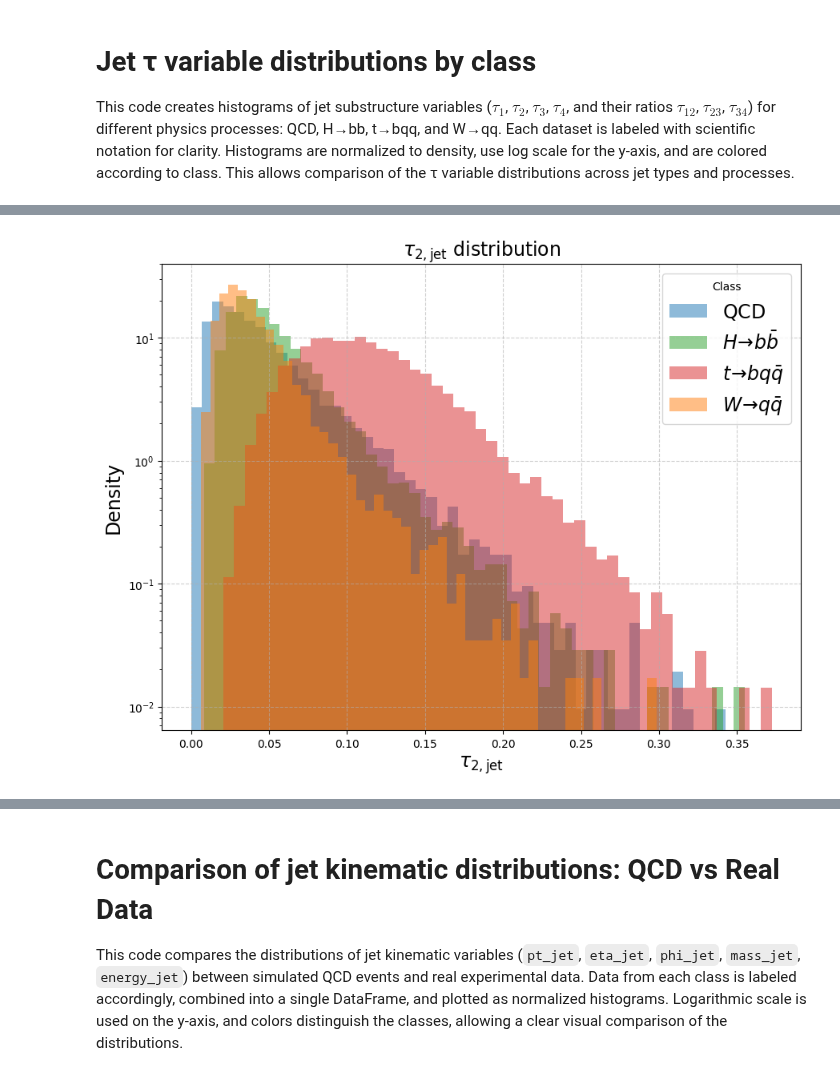
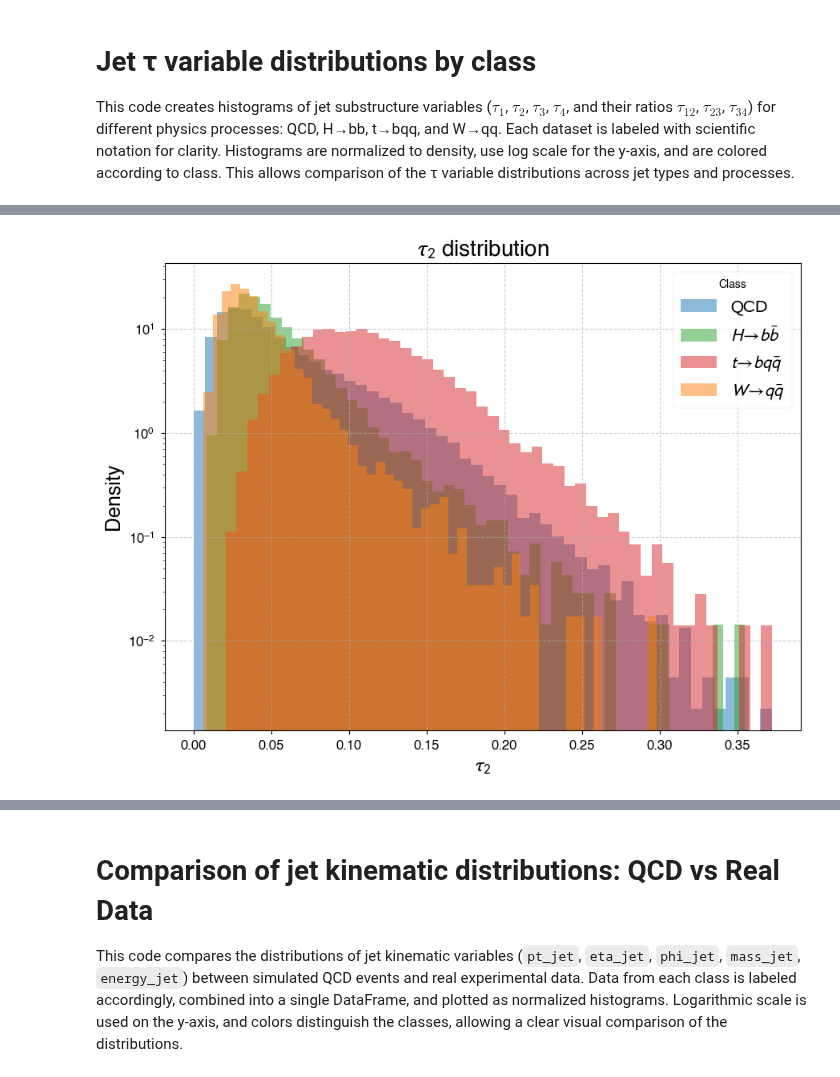
Before and after one commit to MirandaCarou/Qutrits-for-physics-at-LHC, a Jupyter notebook: Project/Qutrits-Based_Model/plot_dataset_values.ipynb, the cells around one changed output, grey strips where cells are left out. Cells and saved outputs as stored; diff of their text form; code cells hidden in the pictures.

```diff
--- a/Project/Qutrits-Based_Model/plot_dataset_values.ipynb
+++ b/Project/Qutrits-Based_Model/plot_dataset_values.ipynb
@@ -782,49 +1001,69 @@ datos_QCD_simu_full = datos_QCD_simu_1 + datos_QCD_simu_2
 
 This code creates histograms of jet substructure variables ($\tau_1$, $\tau_2$, $\tau_3$, $\tau_4$, and their ratios $\tau_{12}$, $\tau_{23}$, $\tau_{34}$) for different physics processes: QCD, H→bb, t→bqq, and W→qq. Each dataset is labeled with scientific notation for clarity. Histograms are normalized to density, use log scale for the y-axis, and are colored according to class. This allows comparison of the τ variable distributions across jet types and processes.
 # %%
-# Enable LaTeX-style rendering (mathtext)
-plt.rcParams["text.usetex"] = False
-plt.rcParams["mathtext.fontset"] = "dejavusans"
+import matplotlib.pyplot as plt
+import os
 
-# --- Mapping classes to scientific notation ---
+# --- Tu configuración previa ---
+plt.rcParams.update({
+    "font.family": "sans-serif",
+    "font.sans-serif": ["Helvetica", "Arial", "DejaVu Sans"],
+    "text.usetex": False,
+    "mathtext.fontset": "stixsans",
+    "xtick.labelsize": 12,
+    "ytick.labelsize": 12,
+})
+
+# Crear carpeta para los PDF si no existe
+output_dir = "plots_pdf"
+if not os.path.exists(output_dir):
+    os.makedirs(output_dir)
+
+ # --- Mapping classes to scientific notation ---
+
 class_labels = {
-    'QCD'   : r"$\mathrm{QCD}$",
-    'Hbb'   : r"$H\!\rightarrow\! b\bar{b}$",
-    'TT'    : r"$t\!\rightarrow\! bq\bar{q}$",
-    'Wqq'   : r"$W\!\rightarrow\! q\bar{q}$"
+'QCD' : r"$\mathrm{QCD}$",
+'Hbb' : r"$H\!\rightarrow\! b\bar{b}$",
+'TT' : r"$t\!\rightarrow\! bq\bar{q}$",
+'Wqq' : r"$W\!\rightarrow\! q\bar{q}$"
 }
 
-# Create DataFrames with class labels in scientific notation
+
+# Create DataFrames with class labels in scientific notati
 df_QCD = pd.DataFrame(datos_QCD_simu_full).assign(class_=class_labels['QCD'])
 df_Hbb = pd.DataFrame(datos_HToBB).assign(class_=class_labels['Hbb'])
-df_TT  = pd.DataFrame(datos_TTBar).assign(class_=class_labels['TT'])
+df_TT = pd.DataFrame(datos_TTBar).assign(class_=class_labels['TT'])
 df_Wqq = pd.DataFrame(datos_WToqq).assign(class_=class_labels['Wqq'])
-
-# Combine into a single DataFrame
 df_total = pd.concat([df_QCD, df_Hbb, df_TT, df_Wqq], ignore_index=True)
 
+
 # --- Mapping τ variables ---
+
 taus = {
-    "tau1_jet":  r"$\tau_{1,\mathrm{jet}}$",
-    "tau2_jet":  r"$\tau_{2,\mathrm{jet}}$",
-    "tau3_jet":  r"$\tau_{3,\mathrm{jet}}$",
-    "tau4_jet":  r"$\tau_{4,\mathrm{jet}}$",
-    "tau12_jet": r"$\tau_{12,\mathrm{jet}}$",
-    "tau23_jet": r"$\tau_{23,\mathrm{jet}}$",
-    "tau34_jet": r"$\tau_{34,\mathrm{jet}}$",
+"tau1_jet": r"$\tau_{1}$",
+"tau2_jet": r"$\tau_{2}$",
+"tau3_jet": r"$\tau_{3}$",
+"tau4_jet": r"$\tau_{4}$",
+"tau12_jet": r"$\tau_{12}$",
+"tau23_jet": r"$\tau_{23}$",
+"tau34_jet": r"$\tau_{34}$",
 }
 
+
 # Optional colors
+
 colors = {
-    class_labels['QCD']: 'tab:blue',
-    class_labels['Hbb']: 'tab:green',
-    class_labels['TT'] : 'tab:red',
-    class_labels['Wqq']: 'tab:orange'
+
+class_labels['QCD']: 'tab:blue',
+class_labels['Hbb']: 'tab:green',
+class_labels['TT'] : 'tab:red',
+class_labels['Wqq']: 'tab:orange'
+
 }
 
 # --- Plotting ---
 for var, label in taus.items():
-    plt.figure(figsize=(9,7))
+    plt.figure(figsize=(9, 7))
 
     for cls in df_total["class_"].unique():
         subset = df_total[df_total["class_"] == cls]
@@ -832,11 +1071,18 @@ for var, label in taus.items():
                  label=cls, color=colors.get(cls, None),
                  histtype='stepfilled', linewidth=1.5, log=True)
 
-    plt.xlabel(label, fontsize=17)
-    plt.ylabel("Density", fontsize=17)
-    plt.title(f"{label} distribution", fontsize=17)
-    plt.legend(title=r"Class", fontsize=17)
+    plt.xlabel(label, fontsize=18)
+    plt.ylabel("Density", fontsize=18)
+    plt.title(f"{label} distribution", fontsize=20)
+    plt.legend(title=r"Class", fontsize=16)
     plt.grid(True, linestyle='--', alpha=0.6)
     plt.tight_layout()
-    plt.show()
+
+    # --- CAMBIOS AQUÍ ---
+    # Guardar en PDF. Usamos var para el nombre del archivo (ej: tau1_jet.pdf)
+    file_path = os.path.join(output_dir, f"plot_{var}.pdf")
+    plt.savefig(file_path, format='pdf', bbox_inches='tight')
+
+    print(f"Guardado: {file_path}")
+    plt.show() # Puedes comentarlo si no quieres que se desplieguen en el notebook
 # %% [output]
@@ -844 +1092 @@ for var, label in taus.items():
-[figure, old version]
+[figure, new version]
```
Also changed, not shown: parts of 8 cells of this notebook, 56 other files.
